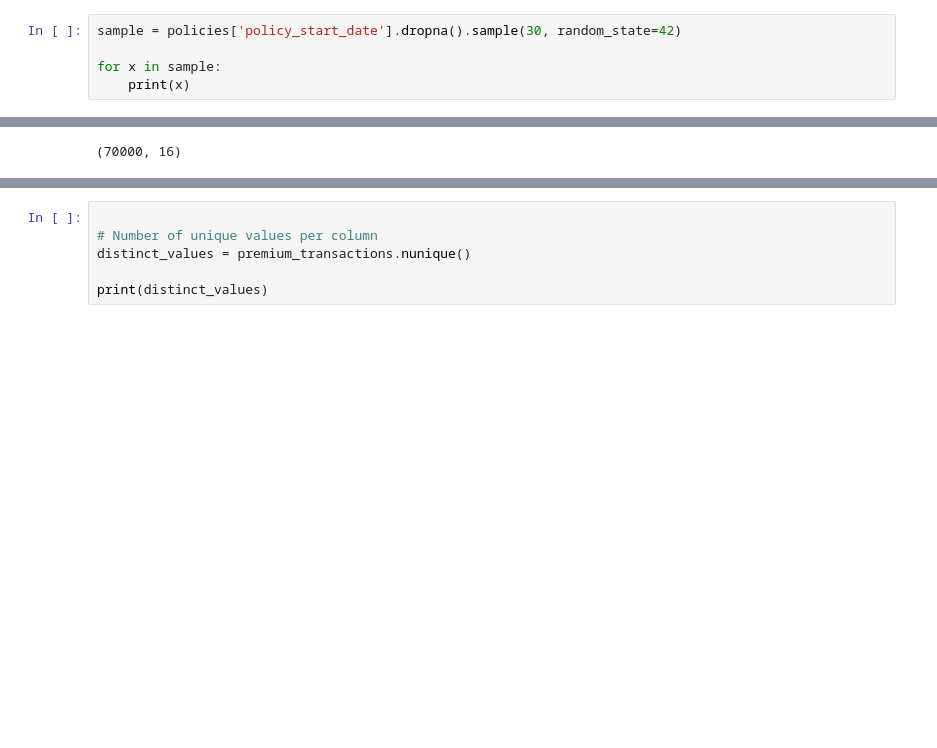
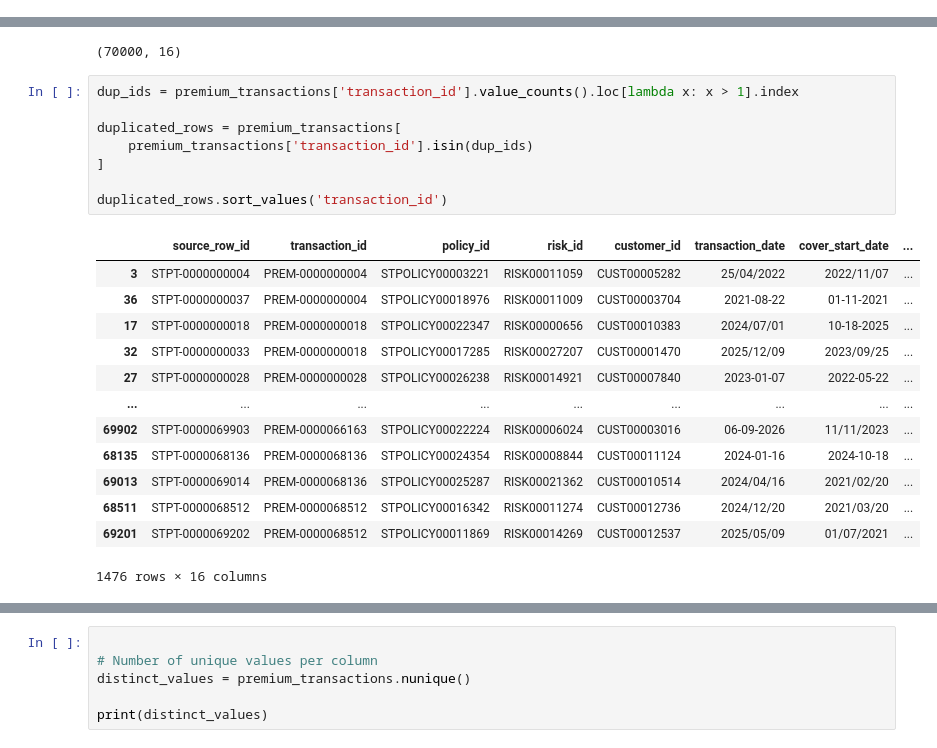
Before and after one commit to SumiK2001/https---github.com-SumiK2001-Santam-Final-Project, a Jupyter notebook: Untitled46.ipynb, the cells around one changed output, grey strips where cells are left out. Cells and saved outputs as stored; diff of their text form; blank space fills up the shorter version.

```diff
--- a/Untitled46.ipynb
+++ b/Untitled46.ipynb
@@ -4,8 +4,3 @@
 import pandas as pd
 
 policies = pd.read_csv("Raw Data/santam_raw_policies.csv")
-# %%
-sample = policies['policy_start_date'].dropna().sample(30, random_state=42)
-
-for x in sample:
-    print(x)
@@ -321,3 +569,25 @@ premium_transactions = pd.read_csv("Raw Data/santam_raw_premium_transactions.csv
 premium_transactions.shape
 # %% [output]
 (70000, 16)
+# %%
+dup_ids = premium_transactions['transaction_id'].value_counts().loc[lambda x: x > 1].index
+
+duplicated_rows = premium_transactions[
+    premium_transactions['transaction_id'].isin(dup_ids)
+]
+
+duplicated_rows.sort_values('transaction_id')
+# %% [output]
+|  | source_row_id | transaction_id | policy_id | risk_id | customer_id | transaction_date | cover_start_date | ... |
+| 3 | STPT-0000000004 | PREM-0000000004 | STPOLICY00003221 | RISK00011059 | CUST00005282 | 25/04/2022 | 2022/11/07 | ... |
+| 36 | STPT-0000000037 | PREM-0000000004 | STPOLICY00018976 | RISK00011009 | CUST00003704 | 2021-08-22 | 01-11-2021 | ... |
+| 17 | STPT-0000000018 | PREM-0000000018 | STPOLICY00022347 | RISK00000656 | CUST00010383 | 2024/07/01 | 10-18-2025 | ... |
+| 32 | STPT-0000000033 | PREM-0000000018 | STPOLICY00017285 | RISK00027207 | CUST00001470 | 2025/12/09 | 2023/09/25 | ... |
+| 27 | STPT-0000000028 | PREM-0000000028 | STPOLICY00026238 | RISK00014921 | CUST00007840 | 2023-01-07 | 2022-05-22 | ... |
+| ... | ... | ... | ... | ... | ... | ... | ... | ... |
+| 69902 | STPT-0000069903 | PREM-0000066163 | STPOLICY00022224 | RISK00006024 | CUST00003016 | 06-09-2026 | 11/11/2023 | ... |
+| 68135 | STPT-0000068136 | PREM-0000068136 | STPOLICY00024354 | RISK00008844 | CUST00011124 | 2024-01-16 | 2024-10-18 | ... |
+| 69013 | STPT-0000069014 | PREM-0000068136 | STPOLICY00025287 | RISK00021362 | CUST00010514 | 2024/04/16 | 2021/02/20 | ... |
+| 68511 | STPT-0000068512 | PREM-0000068512 | STPOLICY00016342 | RISK00011274 | CUST00012736 | 2024/12/20 | 2021/03/20 | ... |
+| 69201 | STPT-0000069202 | PREM-0000068512 | STPOLICY00011869 | RISK00014269 | CUST00012537 | 2025/05/09 | 01/07/2021 | ... |
+1476 rows × 16 columns
```
Also changed, not shown: parts of 35 cells of this notebook, 4 other files.
